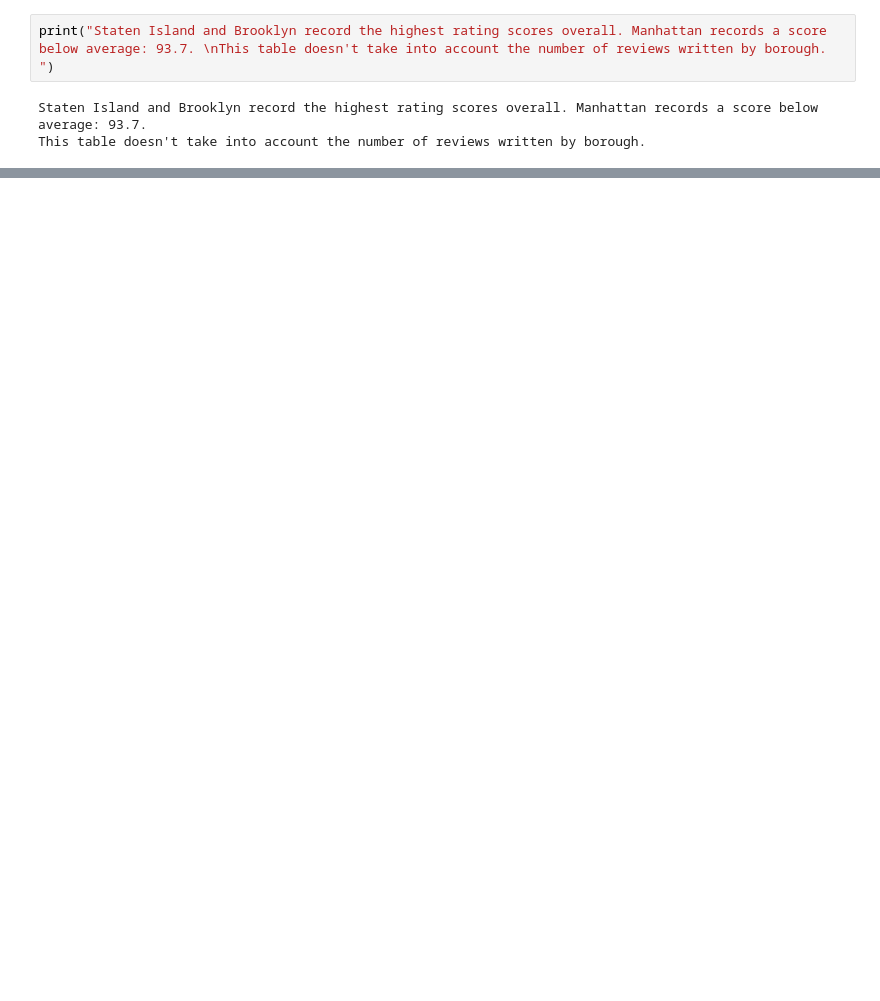
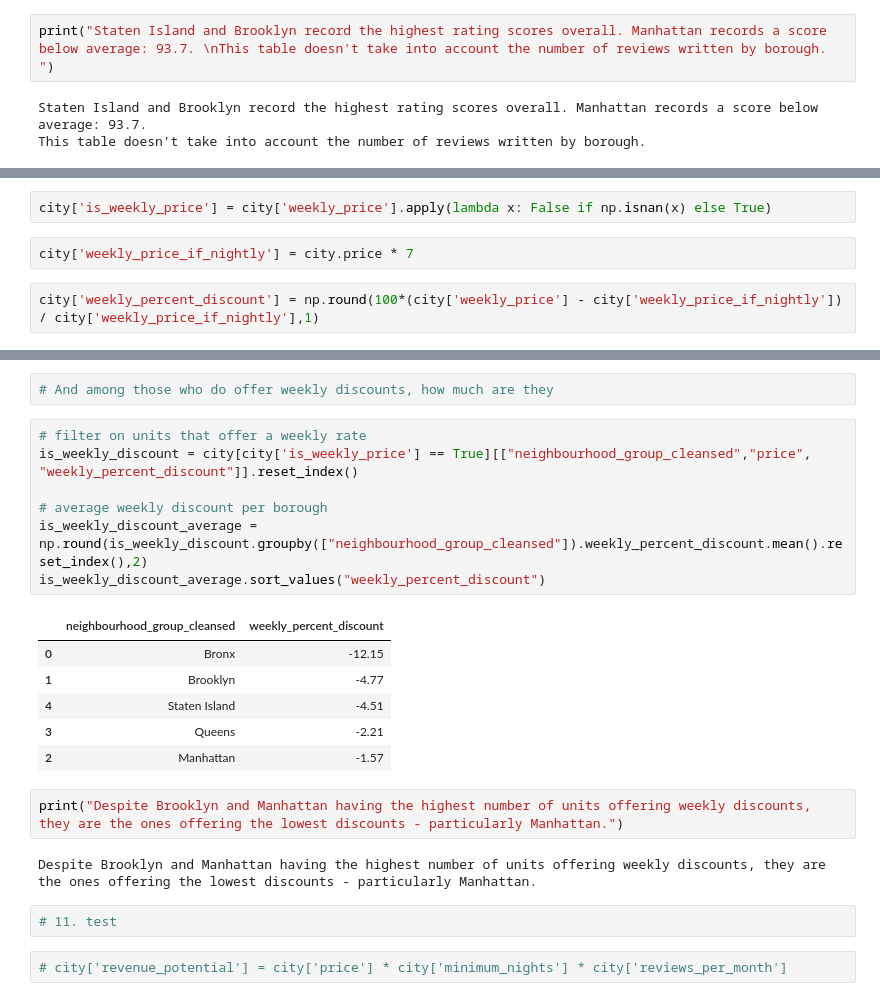
Before and after one commit to AlbaneCM/airbnb, a Jupyter notebook: airbnb.ipynb, the cells around one changed output, grey strips where cells are left out. Saved outputs shown, nothing was run; the diff lists cells and outputs as text; blank space fills up the shorter version.

```diff
--- a/airbnb.ipynb
+++ b/airbnb.ipynb
@@ -1010,0 +1008,6 @@ This table doesn't take into account the number of reviews written by borough.
+# %%
+city['is_weekly_price'] = city['weekly_price'].apply(lambda x: False if np.isnan(x) else True)
+# %%
+city['weekly_price_if_nightly'] = city.price * 7
+# %%
+city['weekly_percent_discount'] = np.round(100*(city['weekly_price'] - city['weekly_price_if_nightly']) / city['weekly_price_if_nightly'],1)
@@ -1010,0 +1034,24 @@ This table doesn't take into account the number of reviews written by borough.
+# %%
+# And among those who do offer weekly discounts, how much are they
+# %%
+# filter on units that offer a weekly rate
+is_weekly_discount = city[city['is_weekly_price'] == True][["neighbourhood_group_cleansed","price", "weekly_percent_discount"]].reset_index()
+
+# average weekly discount per borough
+is_weekly_discount_average = np.round(is_weekly_discount.groupby(["neighbourhood_group_cleansed"]).weekly_percent_discount.mean().reset_index(),2)
+is_weekly_discount_average.sort_values("weekly_percent_discount")
+# %% [output]
+|  | neighbourhood_group_cleansed | weekly_percent_discount |
+| 0 | Bronx | -12.15 |
+| 1 | Brooklyn | -4.77 |
+| 4 | Staten Island | -4.51 |
+| 3 | Queens | -2.21 |
+| 2 | Manhattan | -1.57 |
+# %%
+print("Despite Brooklyn and Manhattan having the highest number of units offering weekly discounts, they are the ones offering the lowest discounts - particularly Manhattan.")
+# %% [output]
+Despite Brooklyn and Manhattan having the highest number of units offering weekly discounts, they are the ones offering the lowest discounts - particularly Manhattan.
+# %%
+# 11. test
+# %%
+# city['revenue_potential'] = city['price'] * city['minimum_nights'] * city['reviews_per_month']
```
Also changed, not shown: parts of 13 cells of this notebook.
